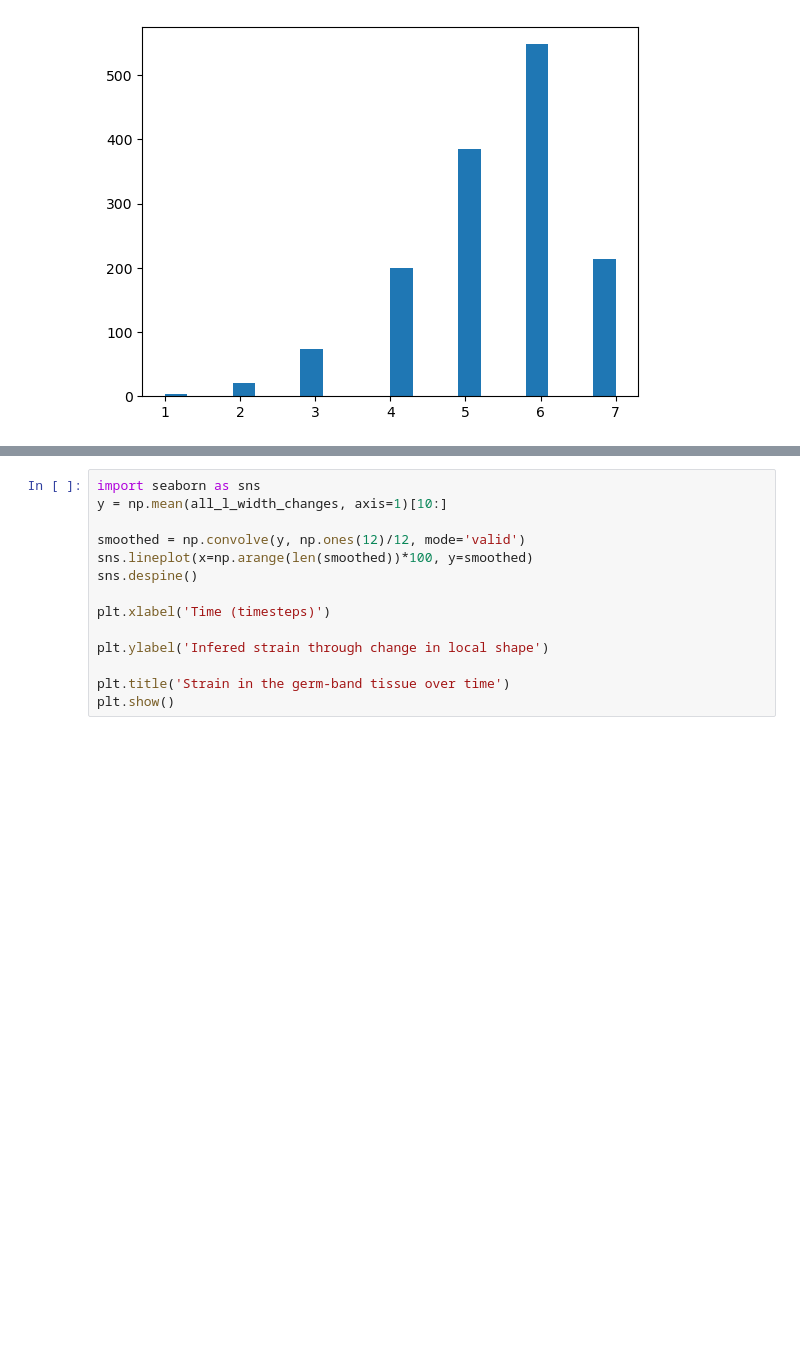
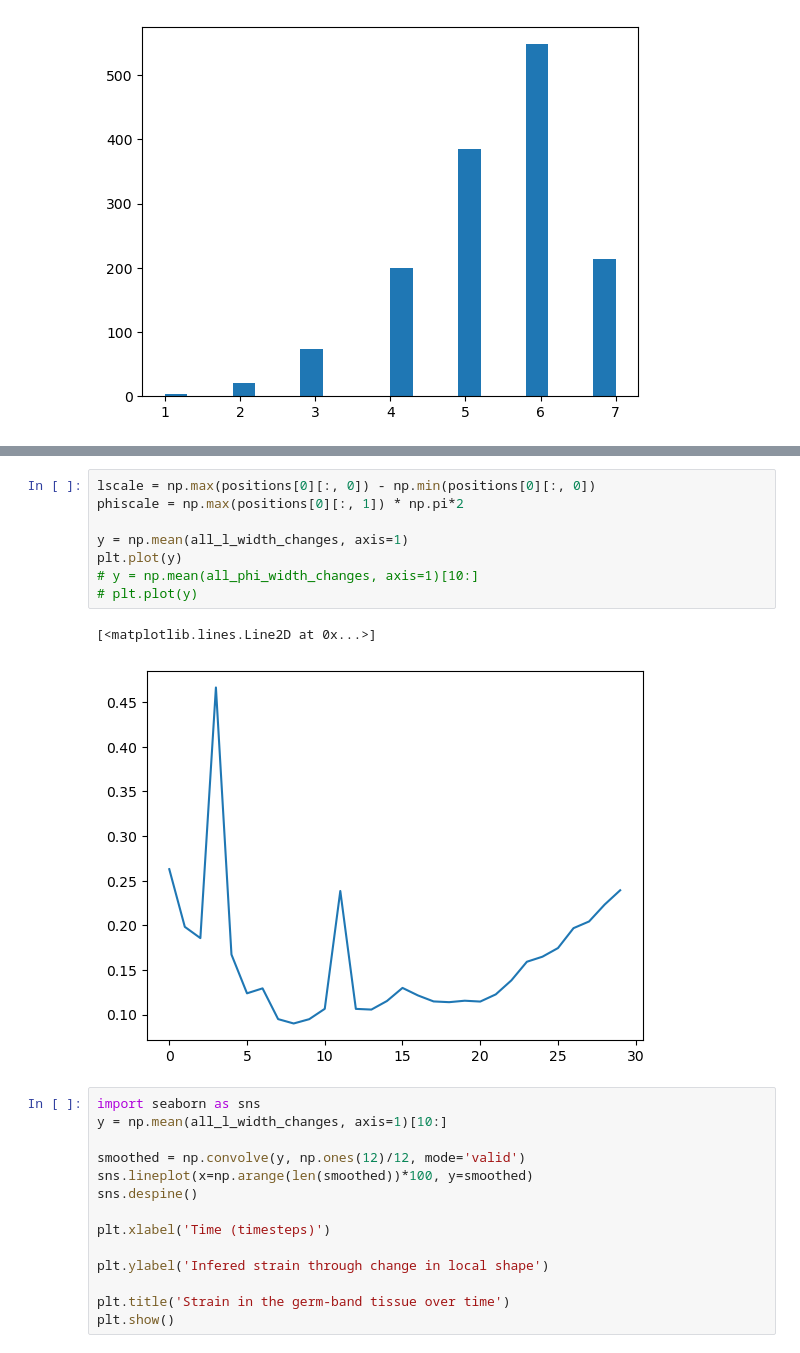
Before and after one commit to JakobSchauser/Thesis, a Jupyter notebook: CompareToData/StrainExtrinsic/StrainIntrinsic.ipynb, the cells around one changed output, grey strips where cells are left out. Saved outputs shown, nothing was run; the diff lists cells and outputs as text; blank space fills up the shorter version.

```diff
--- a/CompareToData/StrainExtrinsic/StrainIntrinsic.ipynb
+++ b/CompareToData/StrainExtrinsic/StrainIntrinsic.ipynb
@@ -102,3 +109,14 @@ plt.show()
+# %%
+lscale = np.max(positions[0][:, 0]) - np.min(positions[0][:, 0])
+phiscale = np.max(positions[0][:, 1]) * np.pi*2
+
+y = np.mean(all_l_width_changes, axis=1)
+plt.plot(y)
+# y = np.mean(all_phi_width_changes, axis=1)[10:]
+# plt.plot(y)
+# %% [output]
+[<matplotlib.lines.Line2D at 0x...>]
+[figure, added]
 # %%
 import seaborn as sns
 y = np.mean(all_l_width_changes, axis=1)[10:]
```
Also changed, not shown: parts of 3 cells of this notebook, 26 other files.
